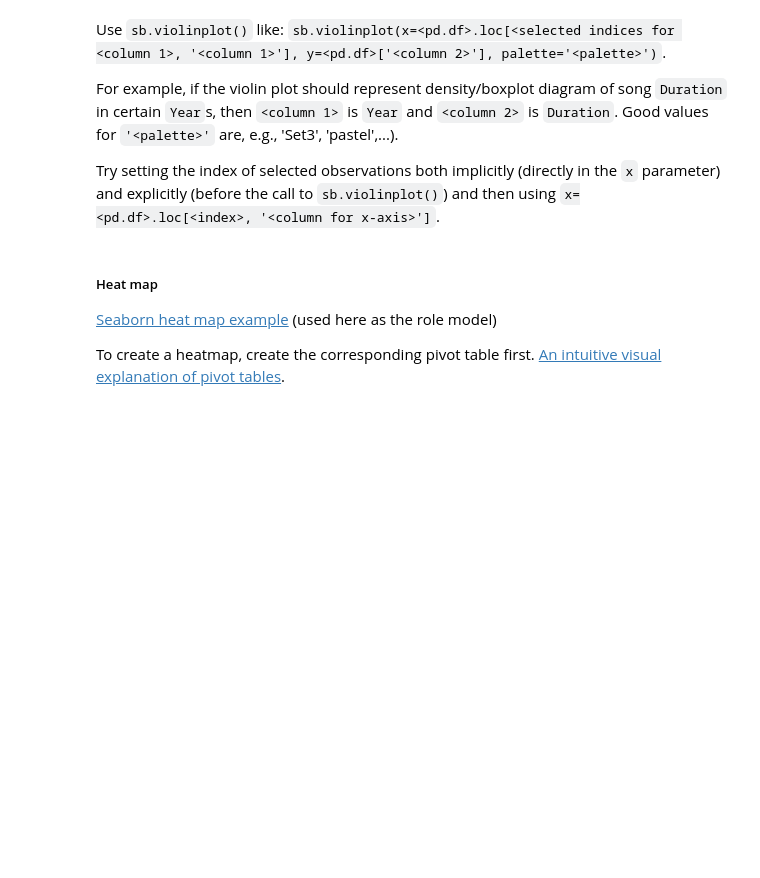
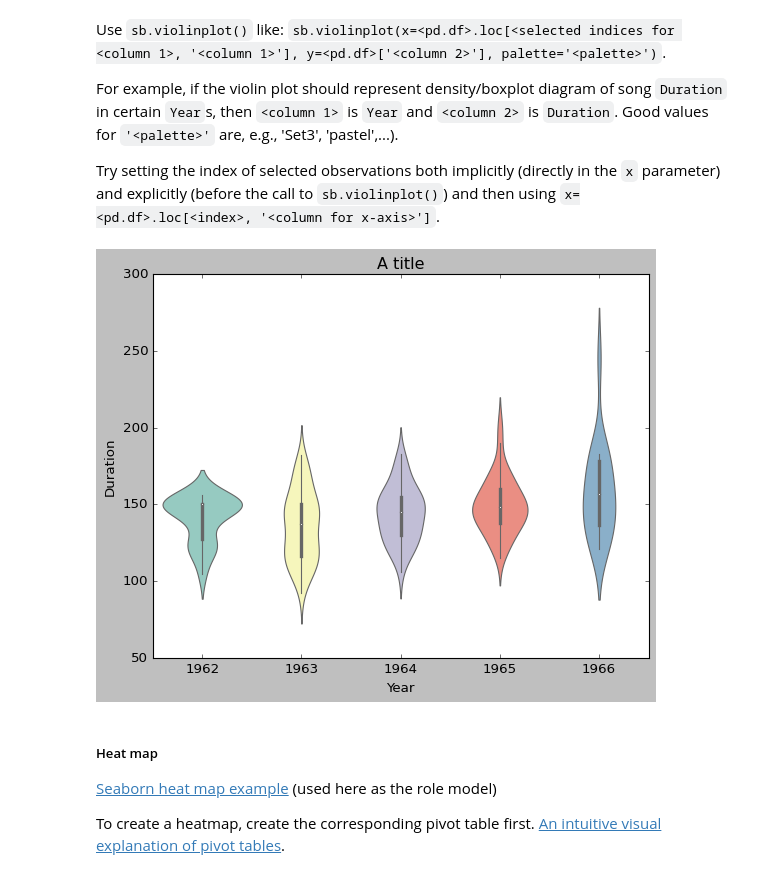
Before and after one commit to devedzic/ADA_Programming_2023, a Jupyter notebook: notebooks/eda.ipynb, the cells around one changed output. Drawn from its saved outputs; the diff is of its cells as text; code cells hidden in the pictures; blank space fills up the shorter version.

```diff
--- a/notebooks/eda.ipynb
+++ b/notebooks/eda.ipynb
@@ -836,6 +841,10 @@ Use `sb.violinplot()` like: `sb.violinplot(x=<pd.df>.loc[<selected indices for <
 For example, if the violin plot should represent density/boxplot diagram of song `Duration` in certain `Year`s, then `<column 1>` is `Year` and `<column 2>` is `Duration`. Good values for `'<palette>'` are, e.g., 'Set3', 'pastel',...).
 
 Try setting the index of selected observations both implicitly (directly in the `x` parameter) and explicitly (before the call to `sb.violinplot()`) and then using `x=<pd.df>.loc[<index>, '<column for x-axis>']`.
+# %%
+sb.violinplot(x=s.loc[s.Year.isin(range(1962, 1967)), 'Year'], y=s.Duration, palette='Set3', orient='v').set(title='A title');
+# %% [output]
+[figure, added]
 # %% [markdown]
 ##### Heat map
 [Seaborn heat map example](https://seaborn.pydata.org/generated/seaborn.heatmap.html) (used here as the role model)
```
Also changed, not shown: parts of 28 cells of this notebook, 1 other file.
